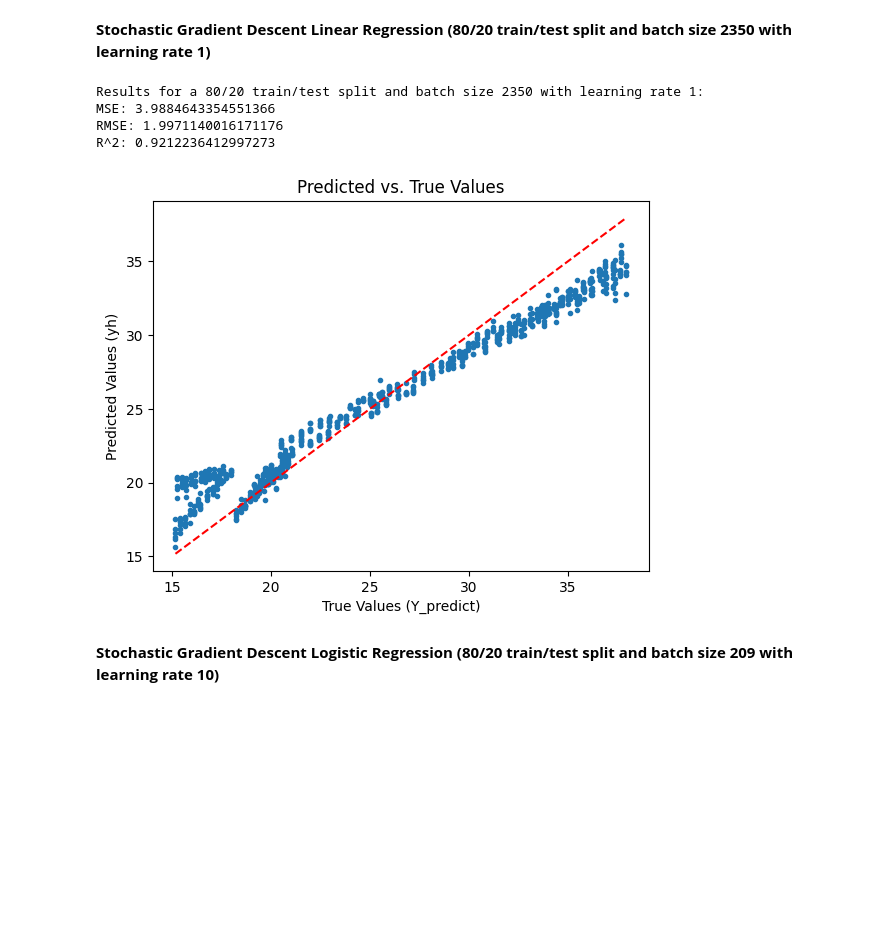
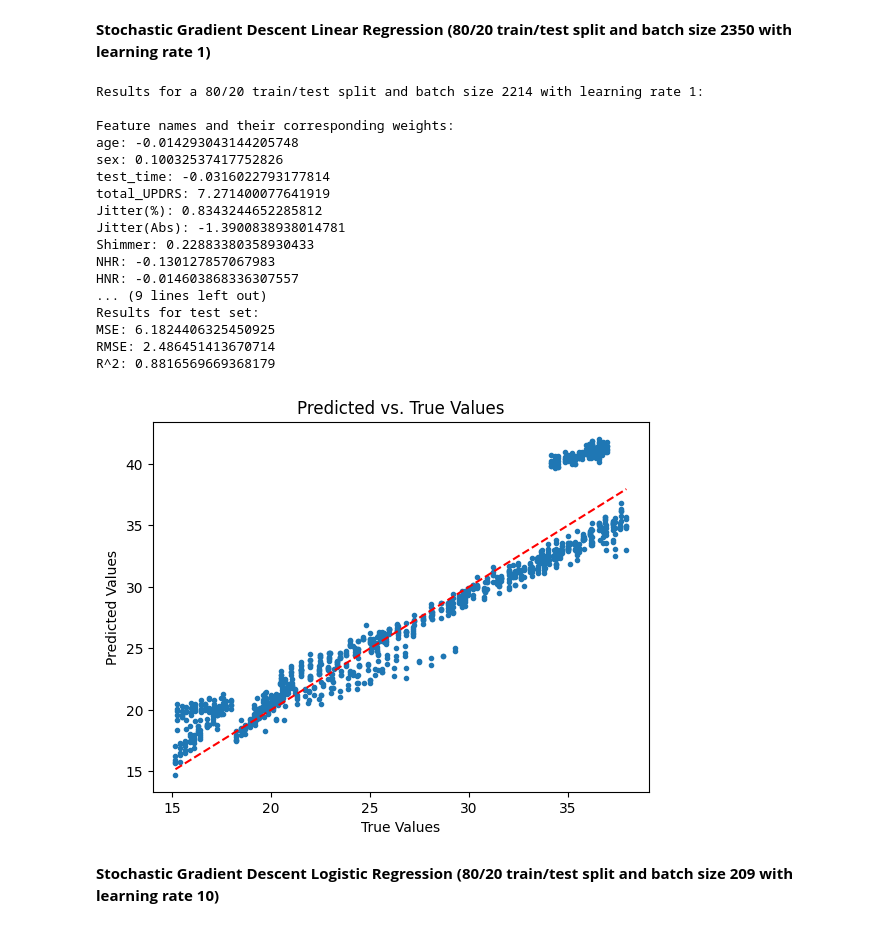
Before and after one commit to LeoDevUser/COMP551A1, a Jupyter notebook: results.ipynb, the cells around one changed output. Saved outputs shown, nothing was run; the diff lists cells and outputs as text; code cells hidden in the pictures; blank space fills up the shorter version.

```diff
--- a/results.ipynb
+++ b/results.ipynb
@@ -322,49 +378,73 @@ class LinearRegression:
         return grad
 
 #Split Data
-train_range = int(split / 100 * 5875) #5875 is the number of instances
+train_range = int(split / 100 * len(X))
 X_train = X.iloc[:train_range]
 X_predict = X.iloc[train_range:]
 Y_train = Y.iloc[:train_range]
 Y_predict = Y.iloc[train_range:]
 
 #Scale Features
 scaler = StandardScaler()
 X_train = scaler.fit_transform(X_train)
 X_predict = scaler.transform(X_predict)
 
 #Fit and Predict
-model = LinearRegression(learning_rate=alpha)
-yh = model.fit(X_train,Y_train).predict(X_predict)
+model = LinearRegression().fit(X_train,Y_train)
+yh_train = model.predict(X_train)
+yh_test = model.predict(X_predict)
 
 #Cost Function for prediction
-mse_np = np.mean((Y_predict.values.flatten() - yh)**2)
-rmse_np = np.sqrt(mse_np)
+mse_test = np.mean((Y_predict.values.flatten() - yh_test)**2)
+rmse_test = np.sqrt(mse_test)
+mse_train = np.mean((Y_train.values.flatten() - yh_train)**2)
+rmse_train = np.sqrt(mse_train)
 
 def R2(y,yh):
     y = y.values.flatten()
     y_mean = np.mean(y)
     ss_res = np.sum((y-yh)**2)
     ss_tot = np.sum((y-y_mean)**2)
     return 1 - ss_res / ss_tot
 
 print(f'Results for a {split}/{100-split} train/test split and batch size {batch_size} with learning rate {alpha}:')
-print(f"MSE: {mse_np}")
-print(f"RMSE: {rmse_np}")
-print(f"R^2: {R2(Y_predict, yh)}")
+print(f'\nFeature names and their corresponding weights:')
+for i, col in enumerate(X.columns):
+    print(f"{col}: {model.w[i]}")
+print('\nResults for train set:')
+print(f"MSE: {mse_train}")
+print(f"RMSE: {rmse_train}")
+print(f"R^2: {R2(Y_train, yh_train)}")
+print('\nResults for test set:')
+print(f"MSE: {mse_test}")
+print(f"RMSE: {rmse_test}")
+print(f"R^2: {R2(Y_predict, yh_test)}")
 
-plt.plot(Y_predict,yh,'.')
+plt.plot(Y_predict,yh_test,'.')
 plt.plot([Y_predict.min(), Y_predict.max()],[Y_predict.min(), Y_predict.max()], 'r--')
-plt.xlabel('True Values (Y_predict)')
-plt.ylabel('Predicted Values (yh)')
+plt.xlabel('True Values')
+plt.ylabel('Predicted Values')
 plt.title('Predicted vs. True Values')
 plt.show()
 # %% [output]
-Results for a 80/20 train/test split and batch size 2350 with learning rate 1:
-MSE: 3.9884643354551366
-RMSE: 1.9971140016171176
-R^2: 0.9212236412997273
+Results for a 80/20 train/test split and batch size 2214 with learning rate 1:
+
+Feature names and their corresponding weights:
+age: -0.014293043144205748
+sex: 0.10032537417752826
+test_time: -0.0316022793177814
+total_UPDRS: 7.271400077641919
+Jitter(%): 0.8343244652285812
+Jitter(Abs): -1.3900838938014781
+Shimmer: 0.22883380358930433
+NHR: -0.130127857067983
+HNR: -0.014603868336307557
+... (9 lines left out)
+Results for test set:
+MSE: 6.1824406325450925
+RMSE: 2.486451413670714
+R^2: 0.8816569669368179
-[figure, old version]
+[figure, new version]
 # %% [markdown]
 **Stochastic Gradient Descent Logistic Regression (80/20 train/test split and batch size 209 with learning rate 10)**
 # %%
```
Also changed, not shown: parts of 11 cells of this notebook, 3 other files.
